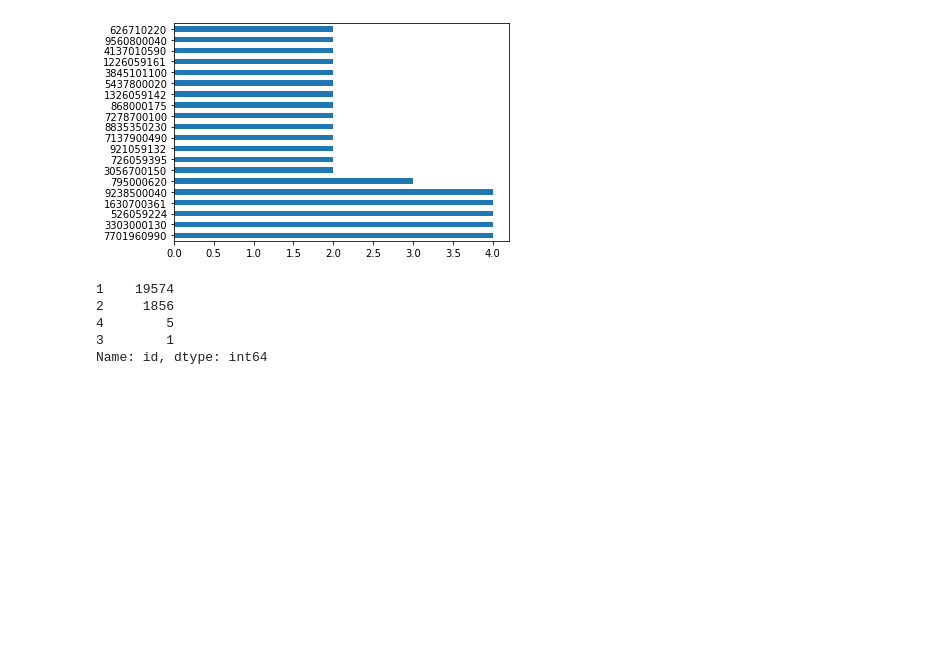
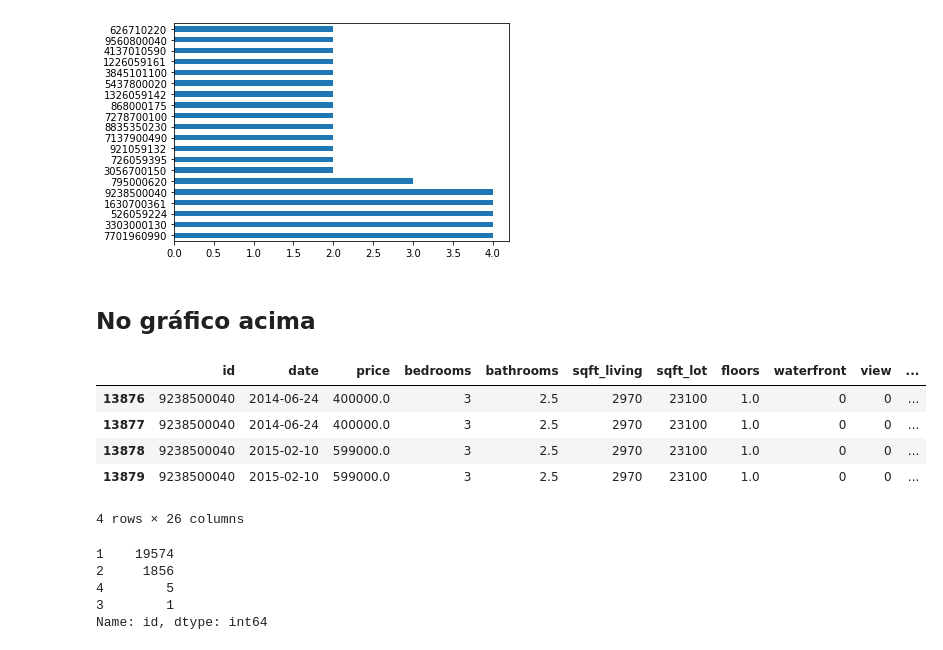
Before and after one commit to ramon-santana-silva/miniprojeto01, a Jupyter notebook: roofimoveis.ipynb, the cells around one changed output. Cells and saved outputs as stored; diff of their text form; code cells hidden in the pictures; blank space fills up the shorter version.

```diff
--- a/roofimoveis.ipynb
+++ b/roofimoveis.ipynb
@@ -230,3 +302,5 @@ id_counts=id_counts.head(20)
 id_counts.plot.barh();
 # %% [output]
 [figure]
+# %% [markdown]
+<h2>No gráfico acima
@@ -233,3 +315,12 @@ id_counts.plot.barh();
+# %%
+df[df['id']==9238500040]
+# %% [output]
+|  | id | date | price | bedrooms | bathrooms | sqft_living | sqft_lot | floors | waterfront | view | ... |
+| 13876 | 9238500040 | 2014-06-24 | 400000.0 | 3 | 2.5 | 2970 | 23100 | 1.0 | 0 | 0 | ... |
+| 13877 | 9238500040 | 2014-06-24 | 400000.0 | 3 | 2.5 | 2970 | 23100 | 1.0 | 0 | 0 | ... |
+| 13878 | 9238500040 | 2015-02-10 | 599000.0 | 3 | 2.5 | 2970 | 23100 | 1.0 | 0 | 0 | ... |
+| 13879 | 9238500040 | 2015-02-10 | 599000.0 | 3 | 2.5 | 2970 | 23100 | 1.0 | 0 | 0 | ... |
+4 rows × 26 columns
 # %%
 id_counts.value_counts()
 # %% [output]
```
Also changed, not shown: parts of 10 cells of this notebook.
